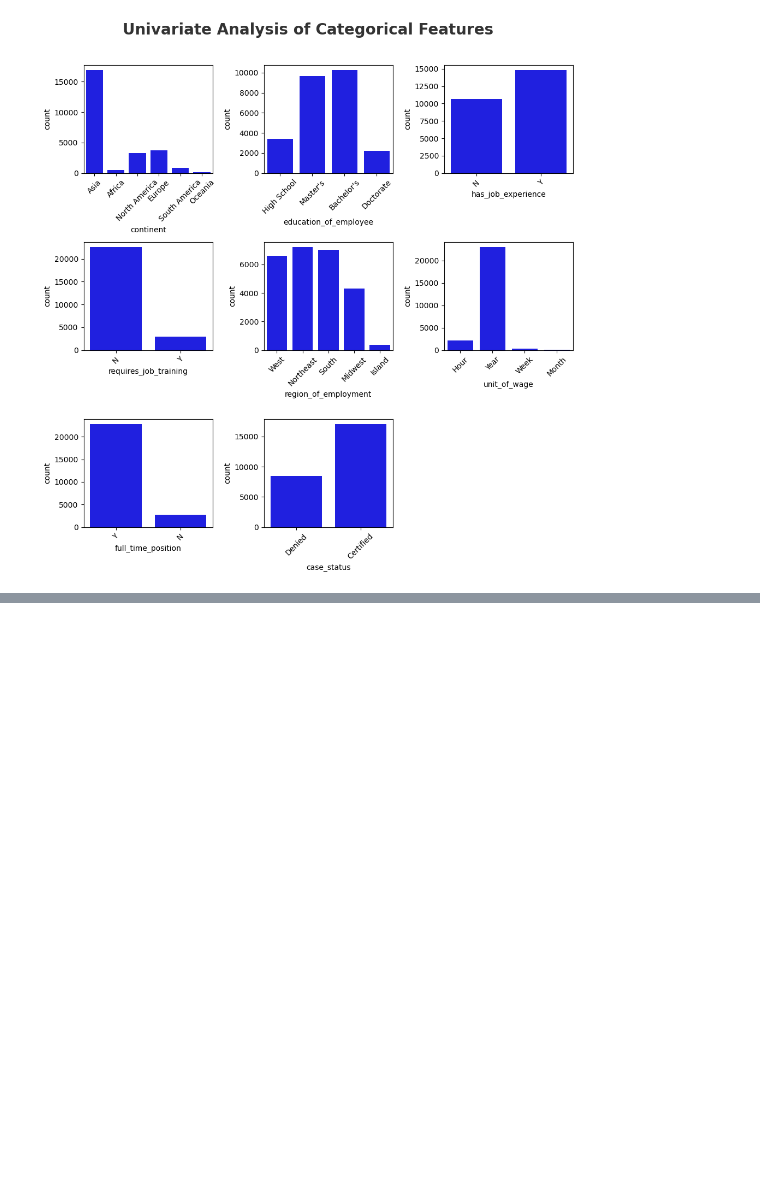
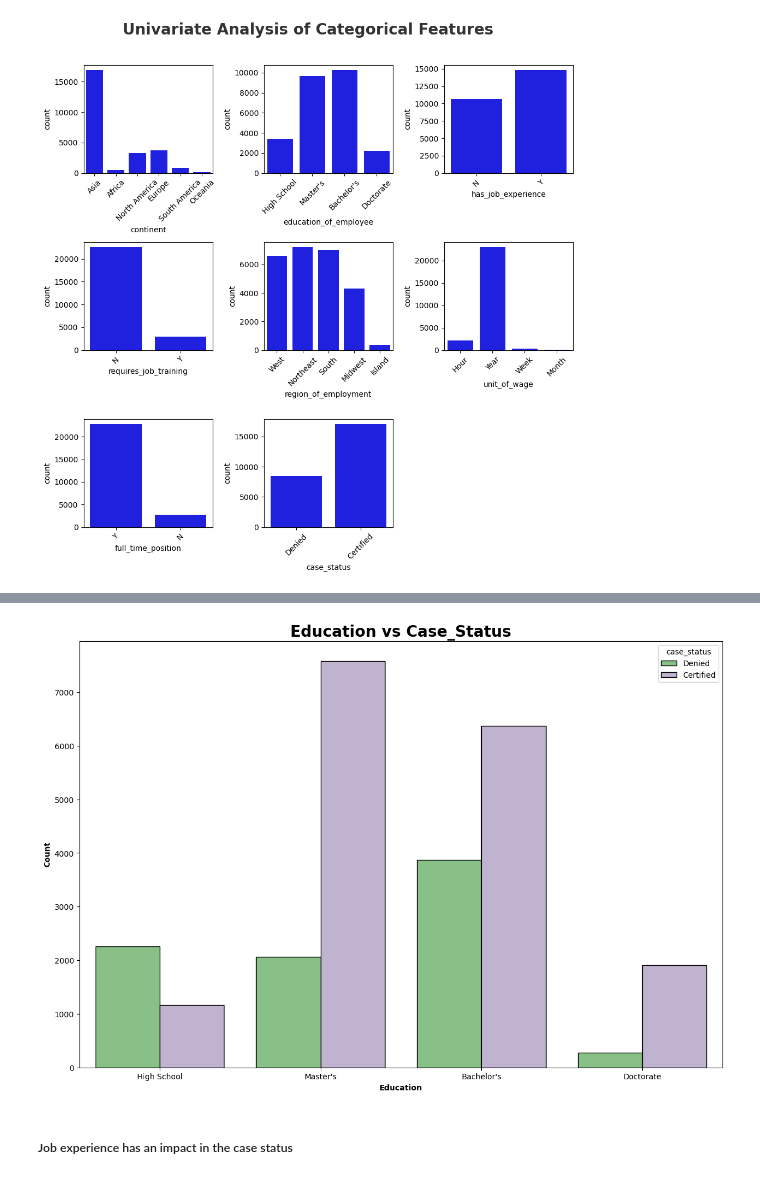
Before and after one commit to Ananddd06/US_Visa_Prediction_ML, a Jupyter notebook: notebook/EDA_Visa_US.ipynb, the cells around one changed output, grey strips where cells are left out. Drawn from its saved outputs; the diff is of its cells as text; code cells hidden in the pictures; blank space fills up the shorter version.

```diff
--- a/notebook/EDA_Visa_US.ipynb
+++ b/notebook/EDA_Visa_US.ipynb
@@ -179,0 +268,11 @@ plt.show()
+# %%
+plt.subplots(figsize=(15, 10))
+sns.countplot(x="education_of_employee", data=df, hue="case_status", ec='black', palette="Accent")
+plt.title("Education vs Case_Status", weight="bold", fontsize=20)
+plt.xlabel("Education", weight="bold")
+plt.ylabel("Count", weight="bold")
+plt.show()
+# %% [output]
+[figure, added]
+# %% [markdown]
+##### Job experience has an impact in the case status
```
Also changed, not shown: parts of 40 cells of this notebook.
